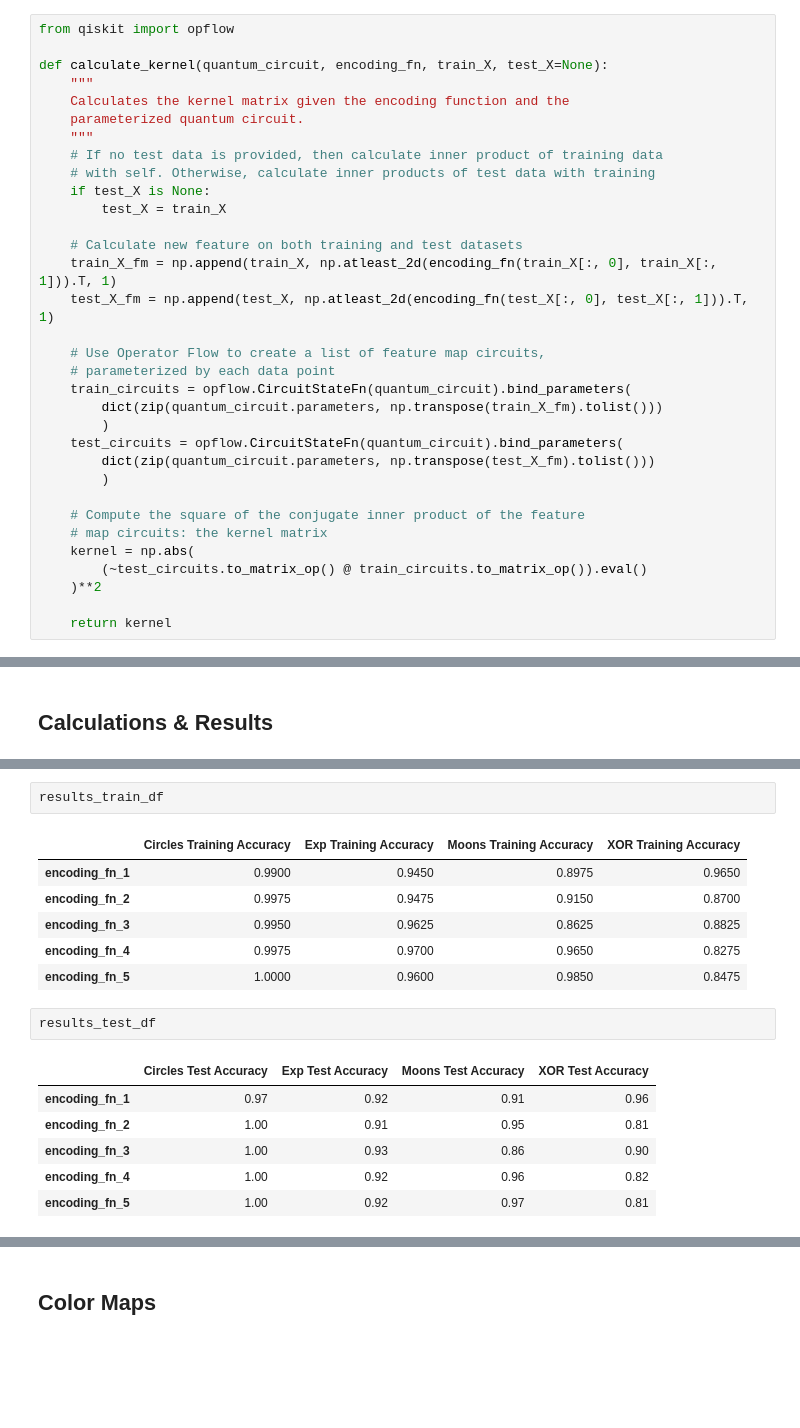
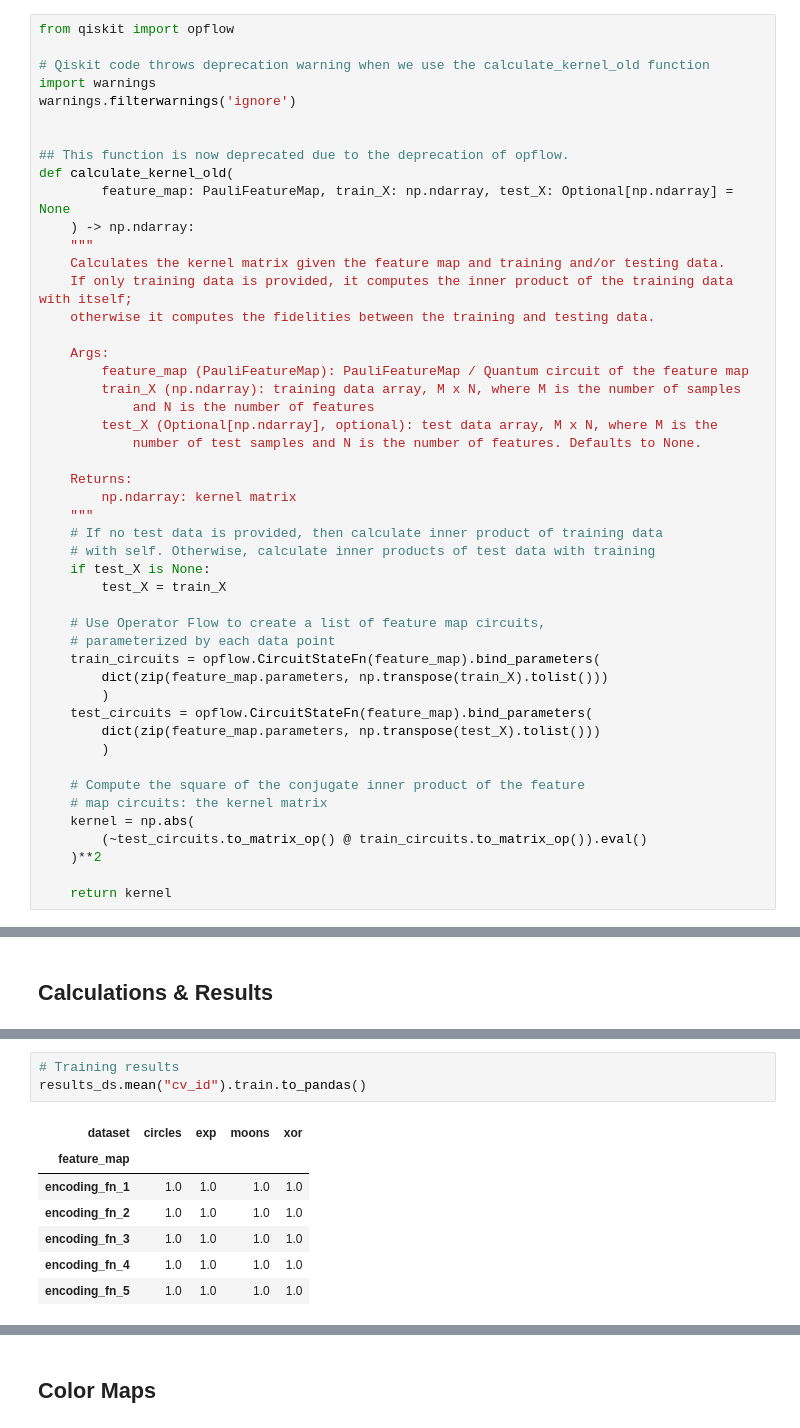
Before and after one commit to amandaturney/qml, a Jupyter notebook: project/feature_maps.ipynb, the cells around one changed output, grey strips where cells are left out. Cells and saved outputs as stored; diff of their text form; blank space fills up the shorter version.

```diff
--- a/project/feature_maps.ipynb
+++ b/project/feature_maps.ipynb
@@ -151,27 +187,42 @@ The last thing we need to setup is a function that will actually compute our ker
 # %%
 from qiskit import opflow
 
-def calculate_kernel(quantum_circuit, encoding_fn, train_X, test_X=None):
+# Qiskit code throws deprecation warning when we use the calculate_kernel_old function
+import warnings
+warnings.filterwarnings('ignore')
+
+
+## This function is now deprecated due to the deprecation of opflow.
+def calculate_kernel_old(
+        feature_map: PauliFeatureMap, train_X: np.ndarray, test_X: Optional[np.ndarray] = None
+    ) -> np.ndarray:
     """
-    Calculates the kernel matrix given the encoding function and the
-    parameterized quantum circuit.
+    Calculates the kernel matrix given the feature map and training and/or testing data.
+    If only training data is provided, it computes the inner product of the training data with itself;
+    otherwise it computes the fidelities between the training and testing data.
+
+    Args:
+        feature_map (PauliFeatureMap): PauliFeatureMap / Quantum circuit of the feature map
+        train_X (np.ndarray): training data array, M x N, where M is the number of samples
+            and N is the number of features
+        test_X (Optional[np.ndarray], optional): test data array, M x N, where M is the
+            number of test samples and N is the number of features. Defaults to None.
+
+    Returns:
+        np.ndarray: kernel matrix
     """
     # If no test data is provided, then calculate inner product of training data
     # with self. Otherwise, calculate inner products of test data with training
     if test_X is None:
         test_X = train_X
 
-    # Calculate new feature on both training and test datasets
-    train_X_fm = np.append(train_X, np.atleast_2d(encoding_fn(train_X[:, 0], train_X[:, 1])).T, 1)
-    test_X_fm = np.append(test_X, np.atleast_2d(encoding_fn(test_X[:, 0], test_X[:, 1])).T, 1)
-
     # Use Operator Flow to create a list of feature map circuits,
     # parameterized by each data point
-    train_circuits = opflow.CircuitStateFn(quantum_circuit).bind_parameters(
-        dict(zip(quantum_circuit.parameters, np.transpose(train_X_fm).tolist()))
+    train_circuits = opflow.CircuitStateFn(feature_map).bind_parameters(
+        dict(zip(feature_map.parameters, np.transpose(train_X).tolist()))
         )
-    test_circuits = opflow.CircuitStateFn(quantum_circuit).bind_parameters(
-        dict(zip(quantum_circuit.parameters, np.transpose(test_X_fm).tolist()))
+    test_circuits = opflow.CircuitStateFn(feature_map).bind_parameters(
+        dict(zip(feature_map.parameters, np.transpose(test_X).tolist()))
         )
 
     # Compute the square of the conjugate inner product of the feature
@@ -261,18 +349,11 @@ results_test_df = pd.DataFrame(
-# %%
-results_train_df
-# %% [output]
-|  | Circles Training Accuracy | Exp Training Accuracy | Moons Training Accuracy | XOR Training Accuracy |
-| encoding_fn_1 | 0.9900 | 0.9450 | 0.8975 | 0.9650 |
-| encoding_fn_2 | 0.9975 | 0.9475 | 0.9150 | 0.8700 |
-| encoding_fn_3 | 0.9950 | 0.9625 | 0.8625 | 0.8825 |
-| encoding_fn_4 | 0.9975 | 0.9700 | 0.9650 | 0.8275 |
-| encoding_fn_5 | 1.0000 | 0.9600 | 0.9850 | 0.8475 |
-# %%
-results_test_df
-# %% [output]
-|  | Circles Test Accuracy | Exp Test Accuracy | Moons Test Accuracy | XOR Test Accuracy |
-| encoding_fn_1 | 0.97 | 0.92 | 0.91 | 0.96 |
-| encoding_fn_2 | 1.00 | 0.91 | 0.95 | 0.81 |
-| encoding_fn_3 | 1.00 | 0.93 | 0.86 | 0.90 |
-| encoding_fn_4 | 1.00 | 0.92 | 0.96 | 0.82 |
-| encoding_fn_5 | 1.00 | 0.92 | 0.97 | 0.81 |
+# %%
+# Training results
+results_ds.mean("cv_id").train.to_pandas()
+# %% [output]
+| dataset | circles | exp | moons | xor |
+| feature_map |  |  |  |  |
+| encoding_fn_1 | 1.0 | 1.0 | 1.0 | 1.0 |
+| encoding_fn_2 | 1.0 | 1.0 | 1.0 | 1.0 |
+| encoding_fn_3 | 1.0 | 1.0 | 1.0 | 1.0 |
+| encoding_fn_4 | 1.0 | 1.0 | 1.0 | 1.0 |
+| encoding_fn_5 | 1.0 | 1.0 | 1.0 | 1.0 |
```
Also changed, not shown: parts of 24 cells of this notebook, 2 other files.
